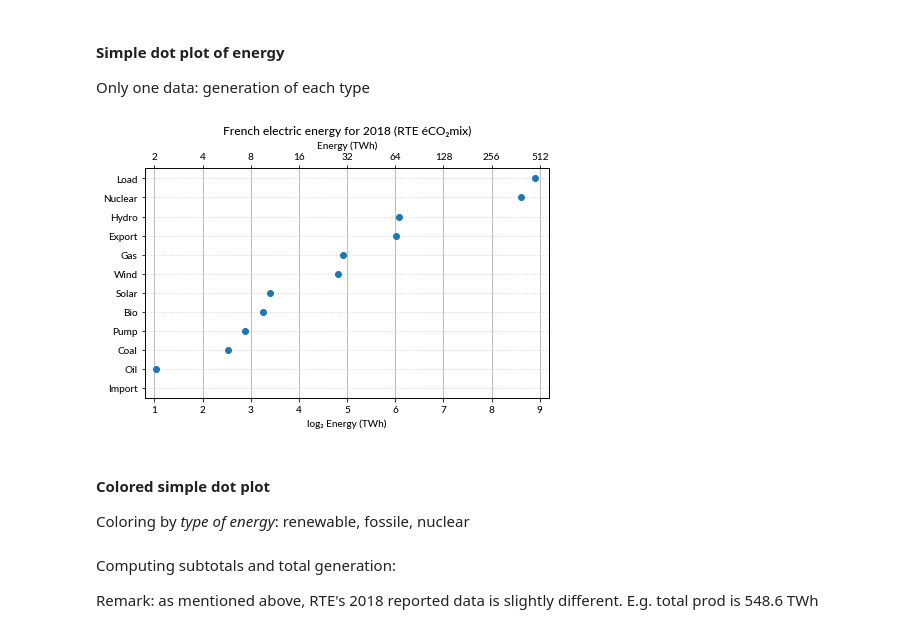
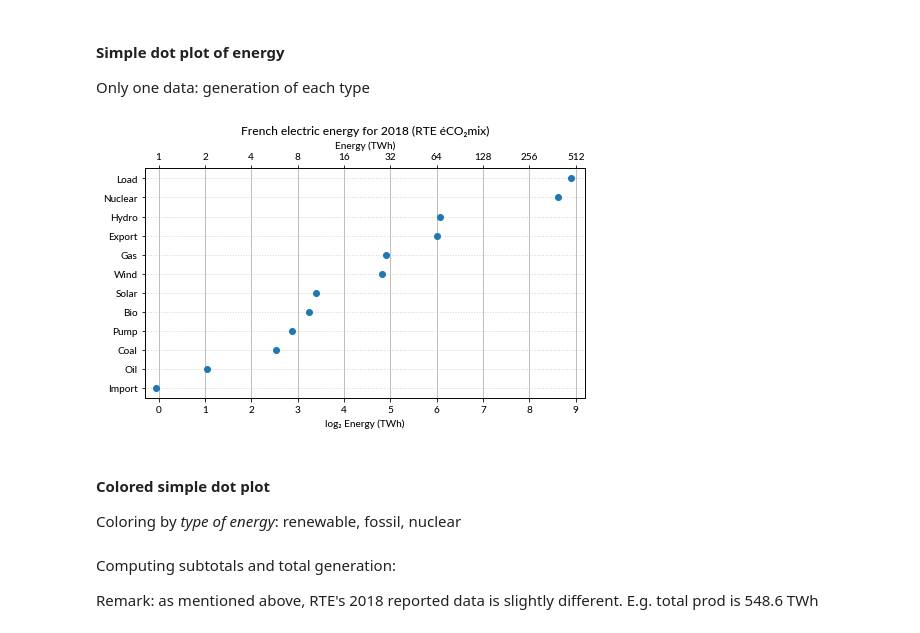
Before and after one commit to pierre-haessig/french-elec2, a Jupyter notebook: Dotplots_Powersys.ipynb, the cells around one changed output. Saved outputs shown, nothing was run; the diff lists cells and outputs as text; code cells hidden in the pictures.

Commit message:
Dot plots: spell checking + plot updates + anim

```diff
--- a/Dotplots_Powersys.ipynb
+++ b/Dotplots_Powersys.ipynb
@@ -408,40 +408,42 @@ Only one data: generation of each type
 col = 'int'
 period = 2018
 
-fig, ax = plt.subplots(1,1, figsize=(6.5,4.5))
+fig, ax = plt.subplots(1,1, figsize=(7,4.5))
 
 # twin ax with shared scale
 # cf. @ImportanceOfBeingErnest at https://stackoverflow.com/questions/55907892/matplotlib-secondary-axis-with-values-mapped-from-primary-axis
 ax2 = ax.twiny()
 ax.get_shared_x_axes().join(ax, ax2)
 
 ax.plot(log2(stats[col]), stats.index,
         ls='', marker='o', color='tab:blue')
 
 ax.grid(axis='x', ls='-')
+ax.locator_params('x', nbins=10)
 ax.grid(axis='y', ls=':', lw=1, alpha=0.5)
 ax.set_axisbelow(True) # grid below data points
 
 ax.set(
     #xlabel = 'log₂ Power (GW)',
     xlabel='log₂ Energy (TWh)',
     # xlim=(-3, 6), # for powers (GW)
-    xlim = (0.8,9.2), # for energy (TWh)
+    xlim = (-0.3,9.2), # for energy (TWh)
     #title = f'French average electric powers for {period} (RTE éCO₂mix)'
     title = f'French electric energy for {period} (RTE éCO₂mix)'
 )
 
 ax2.xaxis.set_major_formatter(FuncFormatter(lambda x,pos: f'{2**x:.4g}'))
+ax2.locator_params('x', nbins=10)
 ax2.set_xlabel('Energy (TWh)')
 
 fig.tight_layout()
 fig.savefig(f'Dotplot_Powersys_{period}_{col}_simple.png', dpi=300, bbox_inches='tight')
 # %% [output]
-[figure, old version]
+[figure, new version]
 # %% [markdown]
 #### Colored simple dot plot
 
-Coloring by *type of energy*: renewable, fossile, nuclear
+Coloring by *type of energy*: renewable, fossil, nuclear
 # %%
 # List by sub-types:
 
```
Also changed, not shown: parts of 9 cells of this notebook, 6 other files.
